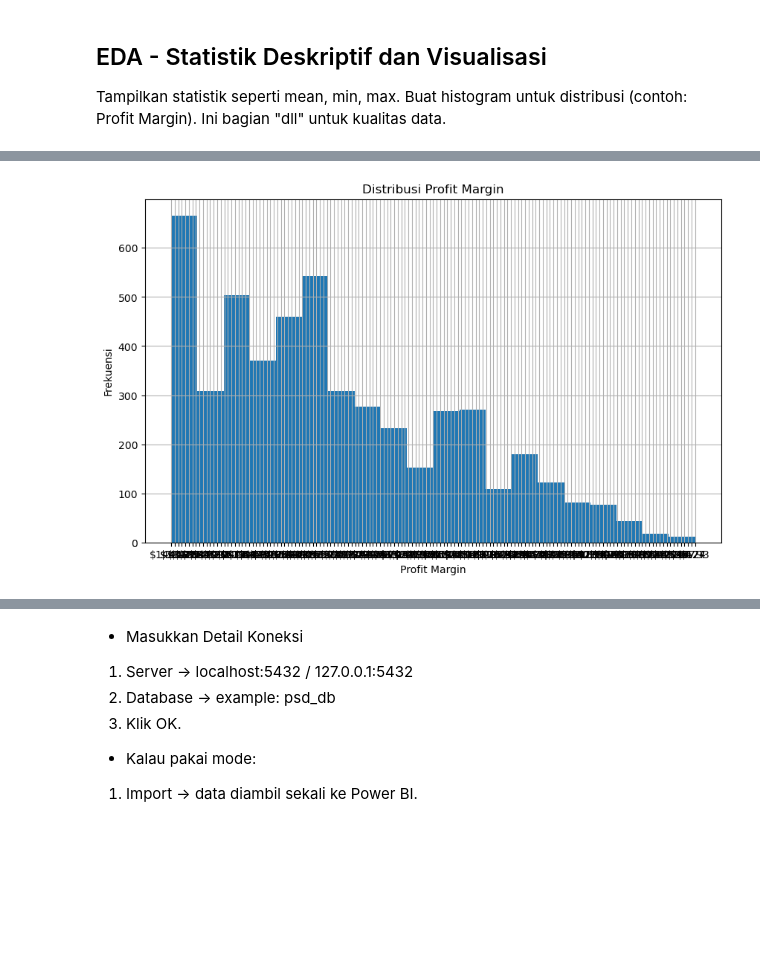
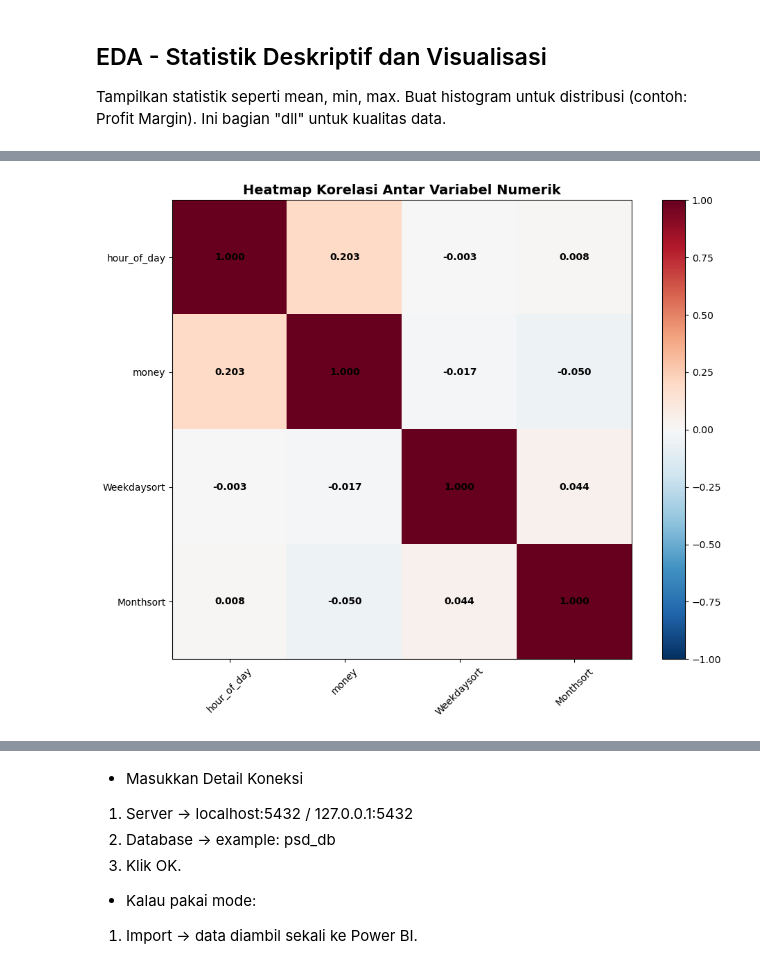
Before and after one commit to Imamgg/psd, a Jupyter notebook: _sources/explorasiData.ipynb, the cells around one changed output, grey strips where cells are left out. Saved outputs shown, nothing was run; the diff lists cells and outputs as text; code cells hidden in the pictures; blank space fills up the shorter version.

```diff
--- a/_sources/explorasiData.ipynb
+++ b/_sources/explorasiData.ipynb
@@ -105,12 +84,12 @@ from dotenv import load_dotenv
 
 load_dotenv()
 
-PG_HOST = os.getenv("PG_HOST", "localhost")
-PG_PORT = os.getenv("PG_PORT", "5432")
-PG_USER = os.getenv("PG_USER", "username")
-PG_PASSWORD = os.getenv("PG_PASSWORD", "password")
-PG_DB = os.getenv("PG_DB", "database_name")
-PG_SCHEMA = os.getenv("PG_SCHEMA", "public")
+PG_HOST = os.getenv("PG_HOST")
+PG_PORT = os.getenv("PG_PORT")
+PG_USER = os.getenv("PG_USER")
+PG_PASSWORD = os.getenv("PG_PASSWORD")
+PG_DB = os.getenv("PG_DB")
+PG_SCHEMA = os.getenv("PG_SCHEMA")
 # %% [markdown]
 ## Buat Database Baru di PostgreSQL
 Koneksi ke DB default ('postgres') untuk buat database baru (psd). Jika sudah ada, skip dengan pesan. Ini langkah awal setup DB. Jalankan sekali saja.
@@ -342,15 +488,60 @@ for col in num_cols:
 ## EDA - Statistik Deskriptif dan Visualisasi
 Tampilkan statistik seperti mean, min, max. Buat histogram untuk distribusi (contoh: Profit Margin). Ini bagian "dll" untuk kualitas data.
 # %%
-# - Lainnya: Statistik Deskriptif
-print("\nStatistik Deskriptif:")
-print(df.describe())
+# EDA - Statistik Deskriptif dan Visualisasi untuk Coffee Sales Data
 
-# Visualisasi distribusi (histogram Profit Margin)
-plt.figure(figsize=(10, 6))
-df["Profit Margin"].hist(bins=20)
-plt.title("Distribusi Profit Margin")
-plt.xlabel("Profit Margin")
-plt.ylabel("Frekuensi")
+print("="*60)
+print("STATISTIK DESKRIPTIF DAN VISUALISASI - COFFEE SALES")
+print("="*60)
+
+# 1. STATISTIK DESKRIPTIF NUMERIK
+print("\n1. STATISTIK DESKRIPTIF KOLOM NUMERIK")
+print("-" * 50)
+
+numeric_cols = ['hour_of_day', 'money', 'Weekdaysort', 'Monthsort']
+print("Statistik deskriptif untuk kolom numerik:")
+desc_stats = df[numeric_cols].describe()
+print(desc_stats.round(2))
+
+# 2. STATISTIK DESKRIPTIF KATEGORIKAL
+print(f"\n\n2. STATISTIK DESKRIPTIF KOLOM KATEGORIKAL")
+print("-" * 50)
+
+categorical_cols = ['cash_type', 'coffee_name', 'Time_of_Day', 'Weekday', 'Month_name']
+
+for col in categorical_cols:
+    if col in df.columns:
+        print(f"\n{col.upper()}:")
+        value_counts = df[col].value_counts()
+        print(f"  Jumlah kategori unik: {df[col].nunique()}")
+        print(f"  Mode: {df[col].mode().iloc[0]}")
+        print(f"  Distribusi:")
+        for val, count in value_counts.head().items():
+            percentage = (count / len(df)) * 100
+            print(f"    {val}: {count} ({percentage:.1f}%)")
+
+# 3. ANALISIS KORELASI
+print(f"\n\n3. ANALISIS KORELASI")
+print("-" * 50)
+
+correlation_matrix = df[numeric_cols].corr()
+print("Matriks Korelasi:")
+print(correlation_matrix.round(3))
+
+# Plot correlation heatmap
+plt.figure(figsize=(10, 8))
+im = plt.imshow(correlation_matrix, cmap='RdBu_r', vmin=-1, vmax=1)
+plt.colorbar(im)
+plt.title('Heatmap Korelasi Antar Variabel Numerik', fontsize=14, fontweight='bold')
+plt.xticks(range(len(correlation_matrix.columns)), correlation_matrix.columns, rotation=45)
+plt.yticks(range(len(correlation_matrix.index)), correlation_matrix.index)
+
+# Tambahkan nilai korelasi di setiap cell
+for i in range(len(correlation_matrix.index)):
+    for j in range(len(correlation_matrix.columns)):
+        plt.text(j, i, f'{correlation_matrix.iloc[i, j]:.3f}',
+                ha='center', va='center', fontweight='bold')
+
+plt.tight_layout()
 plt.show()
 # %% [output]
@@ -377 +565 @@ std         14.390423   2444.089326    237.2795   2361.537263   2283.42573
-[figure, old version]
+[figure, new version]
```
Also changed, not shown: parts of 18 cells of this notebook, 6 other files.
